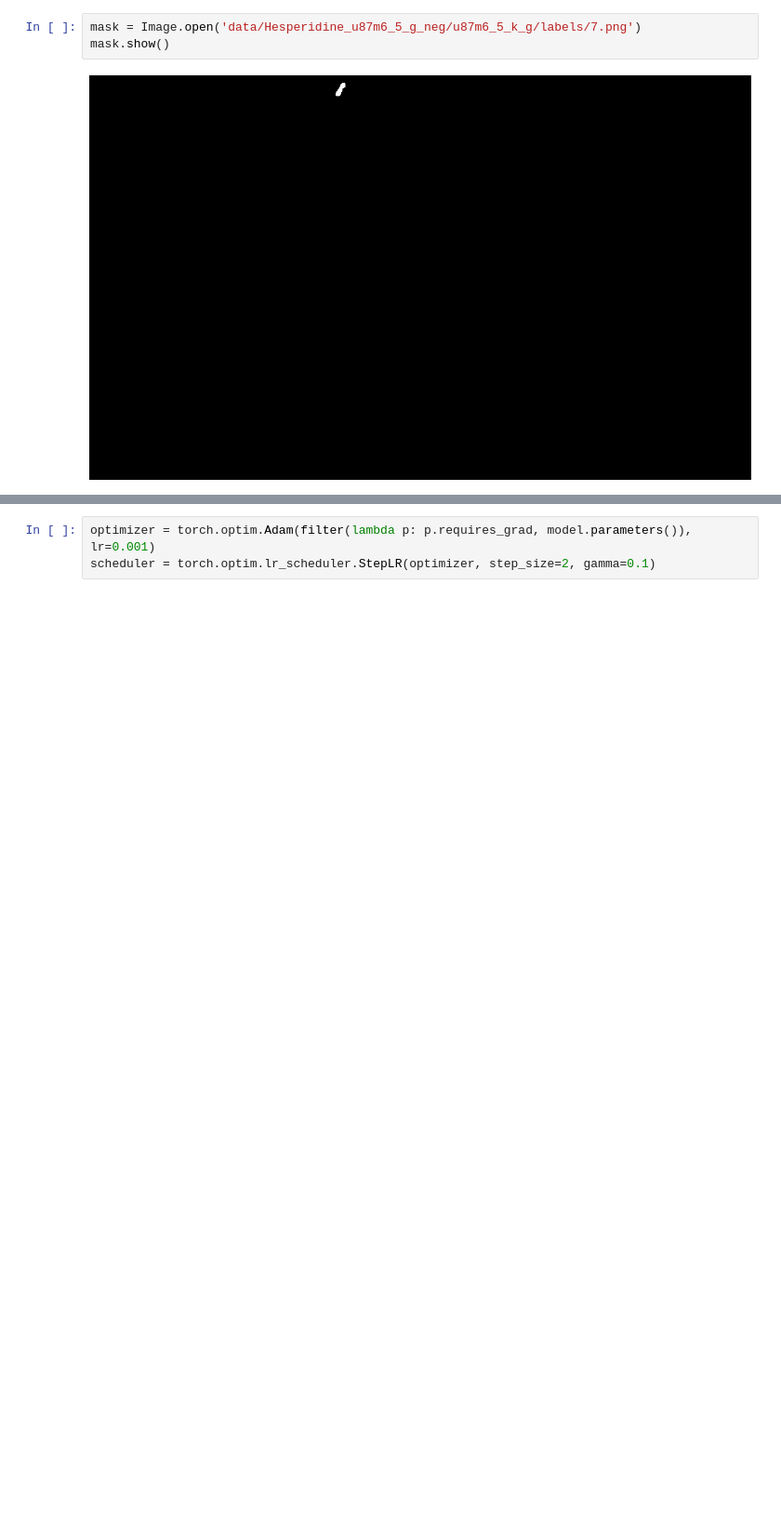
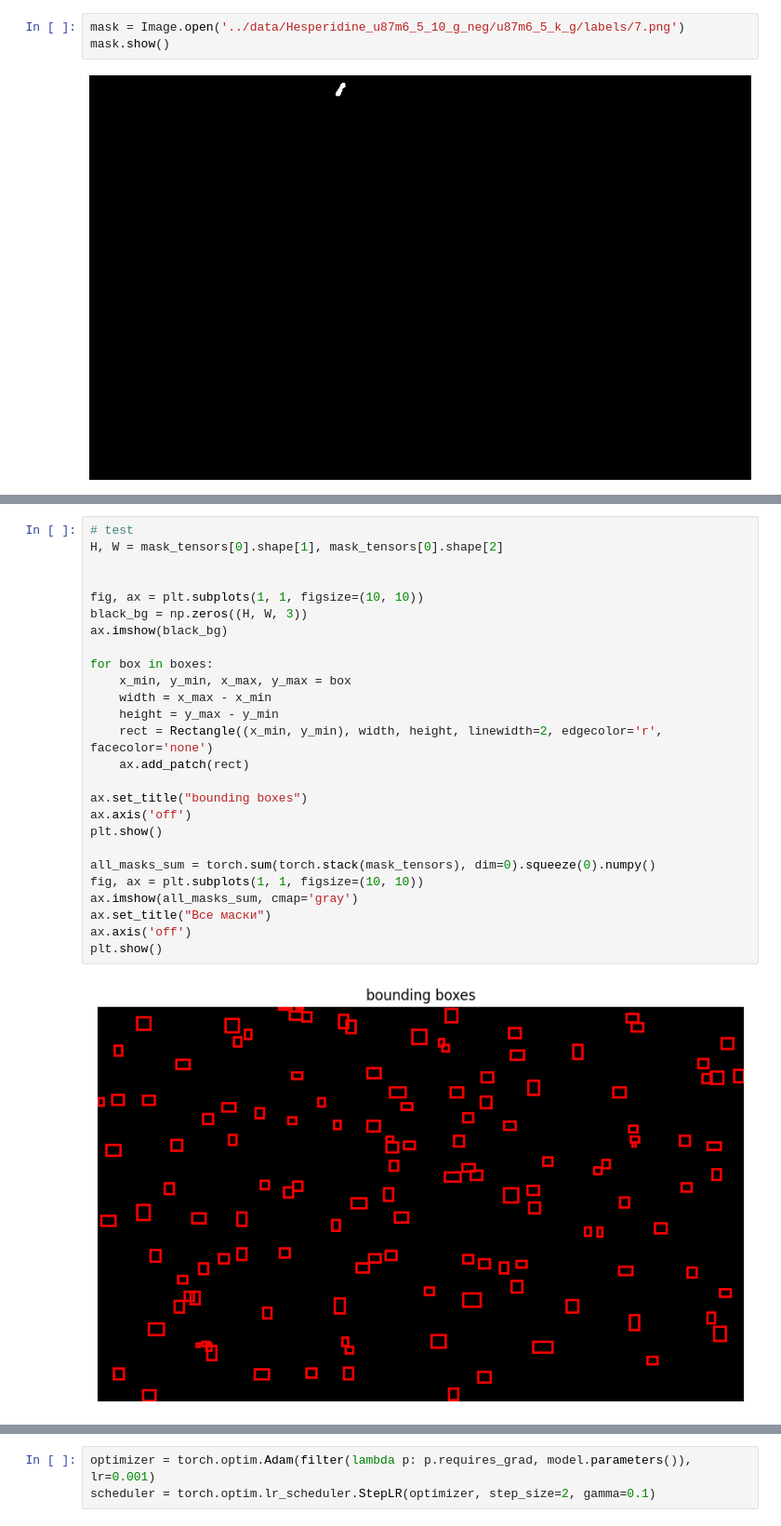
Before and after one commit to LmaoTheRofl/cellpose_plus_addon, a Jupyter notebook: models/Mask_rcnn.ipynb, the cells around one changed output, grey strips where cells are left out. Shown at 93% size. Drawn from its saved outputs; the diff is of its cells as text; blank space fills up the shorter version.

Commit message:
model/data/train update

```diff
--- a/Mask_rcnn.ipynb
+++ b/models/Mask_rcnn.ipynb
@@ -20,7 +26,7 @@ print(torch.version.cuda)
 # %% [output]
 12.9
 # %%
-mask = Image.open('data/Hesperidine_u87m6_5_g_neg/u87m6_5_k_g/labels/7.png')
+mask = Image.open('../data/Hesperidine_u87m6_5_10_g_neg/u87m6_5_k_g/labels/7.png')
 mask.show()
 # %% [output]
 [figure]
@@ -31,0 +67,28 @@ image.show()
+# %%
+# test
+H, W = mask_tensors[0].shape[1], mask_tensors[0].shape[2]
+
+
+fig, ax = plt.subplots(1, 1, figsize=(10, 10))
+black_bg = np.zeros((H, W, 3))
+ax.imshow(black_bg)
+
+for box in boxes:
+    x_min, y_min, x_max, y_max = box
+    width = x_max - x_min
+    height = y_max - y_min
+    rect = Rectangle((x_min, y_min), width, height, linewidth=2, edgecolor='r', facecolor='none')
+    ax.add_patch(rect)
+
+ax.set_title("bounding boxes")
+ax.axis('off')
+plt.show()
+
+all_masks_sum = torch.sum(torch.stack(mask_tensors), dim=0).squeeze(0).numpy()
+fig, ax = plt.subplots(1, 1, figsize=(10, 10))
+ax.imshow(all_masks_sum, cmap='gray')
+ax.set_title("Все маски")
+ax.axis('off')
+plt.show()
+# %% [output]
+[figure, added]
```
Also changed, not shown: parts of 12 cells of this notebook, 2 other files.
